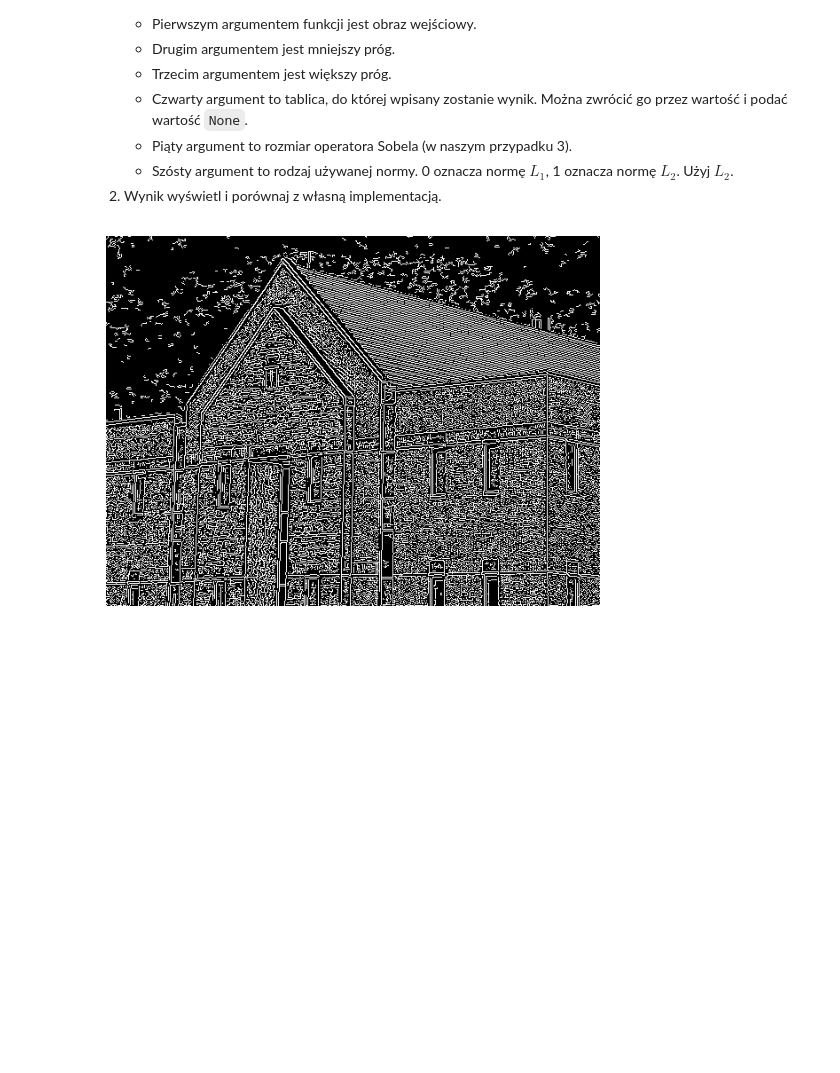
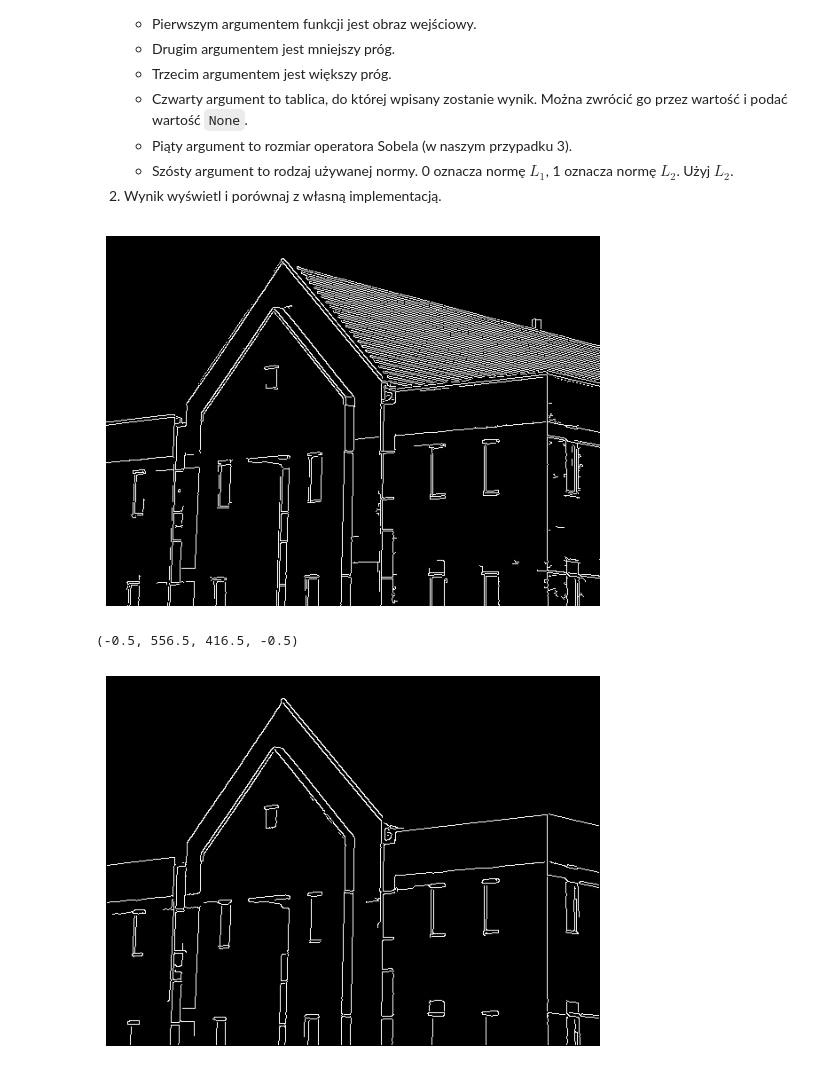
Before and after one commit to lursz/DigitalImageProcessing-Course, a Jupyter notebook: lab9/09_Canny.ipynb, the cells around one changed output. Drawn from its saved outputs; the diff is of its cells as text; code cells hidden in the pictures; blank space fills up the shorter version.

Commit message:
Canny alg

```diff
--- a/lab9/09_Canny.ipynb
+++ b/lab9/09_Canny.ipynb
@@ -72,6 +72,7 @@ import numpy as np
 import math
 import os
 import requests
+import scipy
 
 url = "https://raw.githubusercontent.com/vision-agh/poc_sw/master/09_Canny/"
 
@@ -81,8 +82,8 @@ for fileName in fileNames:
         r = requests.get(url + fileName, allow_redirects=True)
         open(fileName, "wb").write(r.content)
 
-img = cv2.imread("dom.png", cv2.IMREAD_GRAYSCALE)
-plt.imshow(img, "gray")
+image = cv2.imread("dom.png", cv2.IMREAD_GRAYSCALE)
+plt.imshow(image, "gray")
 plt.axis("off")
 # %% [output]
 (-0.5, 556.5, 416.5, -0.5)
@@ -198,5 +199,3 @@ Pomocnicze obrazy $g_{NH}$ i $g_{NL}$ zostały wprowadzone dla uproszczenia opis
 Algorytm można zaimplementować wbardziej "zwarty" sposób.
 
 Na podstawie powyższego opisu zaimplementuj algorytm Cannego.
-# %%
-def canny()
@@ -214,9 +305,15 @@ def canny()
     0 oznacza normę $L_1$, 1 oznacza normę $L_2$. Użyj $L_2$.
 2. Wynik wyświetl i porównaj z własną implementacją.
 # %%
-img_canny = cv2.Canny(cv2.imread("dom.png", cv2.IMREAD_GRAYSCALE), 5, 10, None, 3, 1)
+img_canny = cv2.Canny(cv2.imread("dom.png", cv2.IMREAD_GRAYSCALE), 100, 200, None, 3, 1)
 plt.imshow(img_canny, "gray")
 plt.axis("off")
 plt.show()
+
+img_my = canny(cv2.imread("dom.png", cv2.IMREAD_GRAYSCALE), 180, 40)
+plt.imshow(img_my, "gray")
+plt.axis("off")
 # %% [output]
-[figure, old version]
+[figure, new version]
+(-0.5, 556.5, 416.5, -0.5)
+[figure, added]
```
Also changed, not shown: parts of 3 cells of this notebook.
